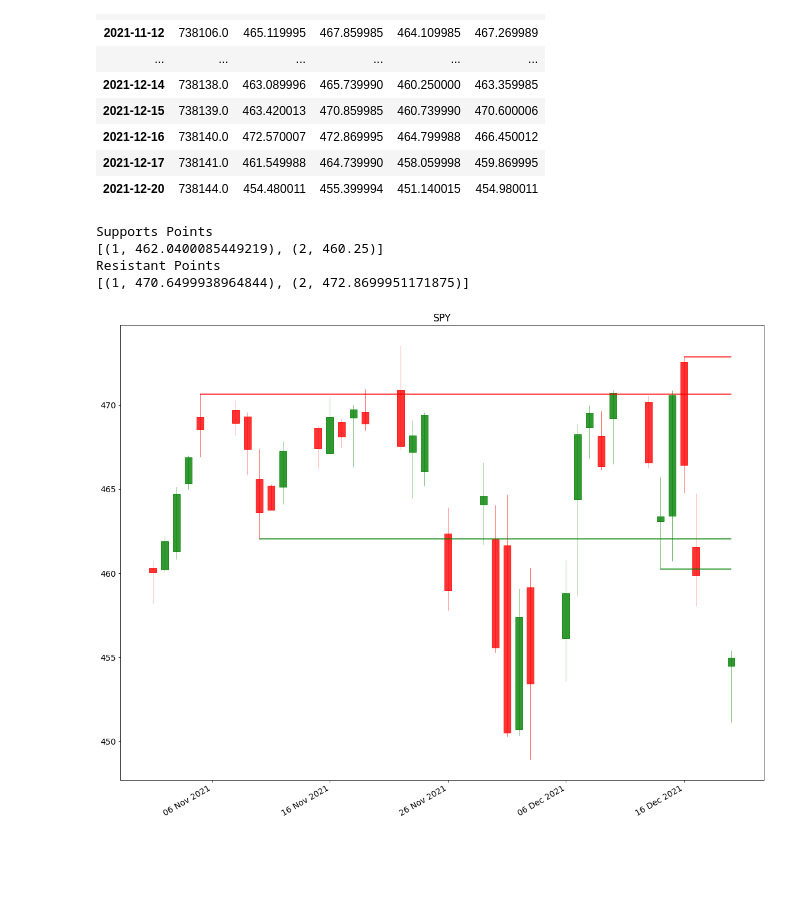
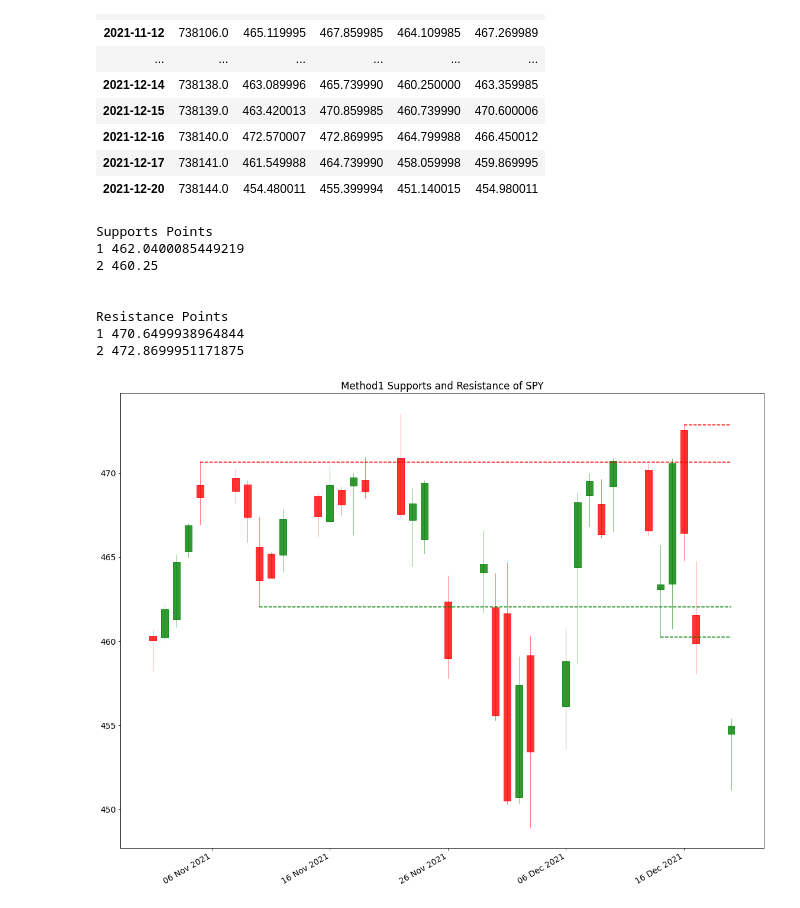
Before and after one commit to u0sama/Support-and-Resistance-Plot-of-Symbol, a Jupyter notebook: Support_Resistance.ipynb, the cells around one changed output. Drawn from its saved outputs; the diff is of its cells as text; code cells hidden in the pictures; blank space fills up the shorter version.

```diff
--- a/Support_Resistance.ipynb
+++ b/Support_Resistance.ipynb
@@ -30,6 +30,7 @@ Installing collected packages: mpl-finance
 Successfully installed mpl-finance-0.10.1
 # %%
 import pandas as pd
+
 import yfinance as yf
 import numpy as np
 import math
@@ -40,8 +41,10 @@ plt.rcParams['figure.figsize'] = [16, 12]
 
 plt.rc('font', size=14)
 df = yf.download(Symbol, start= Start,end= To, threads= False)
+
 df['Date'] = pd.to_datetime(df.index)
 df['Date'] = df['Date'].apply(mpl_dates.date2num)
+df = df.loc[:,['Date', 'Open', 'High', 'Low', 'Close', 'Volume']]
 df = df.loc[:,['Date', 'Open', 'High', 'Low', 'Close']]
 df
 # %% [output]
@@ -111,29 +114,44 @@ def plot_all():
 
   for level in levels:
     plt.hlines(level[1],xmin=df['Date'][level[0]],\
-               xmax=max(df['Date']),colors='green', label= "le")
+               xmax=max(df['Date']),colors='green', label= "le", linestyle="dashed")
   #plt.text(max(df['Date']), df['Date'][level[0]], ' somelabel1')
 
 
   for level in levelr:
     plt.hlines(level[1],xmin=df['Date'][level[0]],\
-               xmax=max(df['Date']),colors='red')
-    plt.title(Symbol)
+               xmax=max(df['Date']),colors='red',linestyle="dashed")
+    T= "Method1 Supports and Resistance of " + Symbol
+
+    plt.title(T)
+
 
   fig.show()
 # %%
 print ("Supports Points")
 
-print(levelsp)
-print ("Resistant Points")
-print(levelre)
+
+for line in levelsp:
+    print(*line)
+
+
+print (" ")
+print (" ")
+
+print ("Resistance Points")
+for line1 in levelre:
+    print(*line1)
 
 
 
 plot_all()
 # %% [output]
 Supports Points
-[(1, 462.0400085449219), (2, 460.25)]
-Resistant Points
-[(1, 470.6499938964844), (2, 472.8699951171875)]
+1 462.0400085449219
+2 460.25
+
+
+Resistance Points
+1 470.6499938964844
+2 472.8699951171875
-[figure, old version]
+[figure, new version]
```
Also changed, not shown: parts of 2 cells of this notebook.
